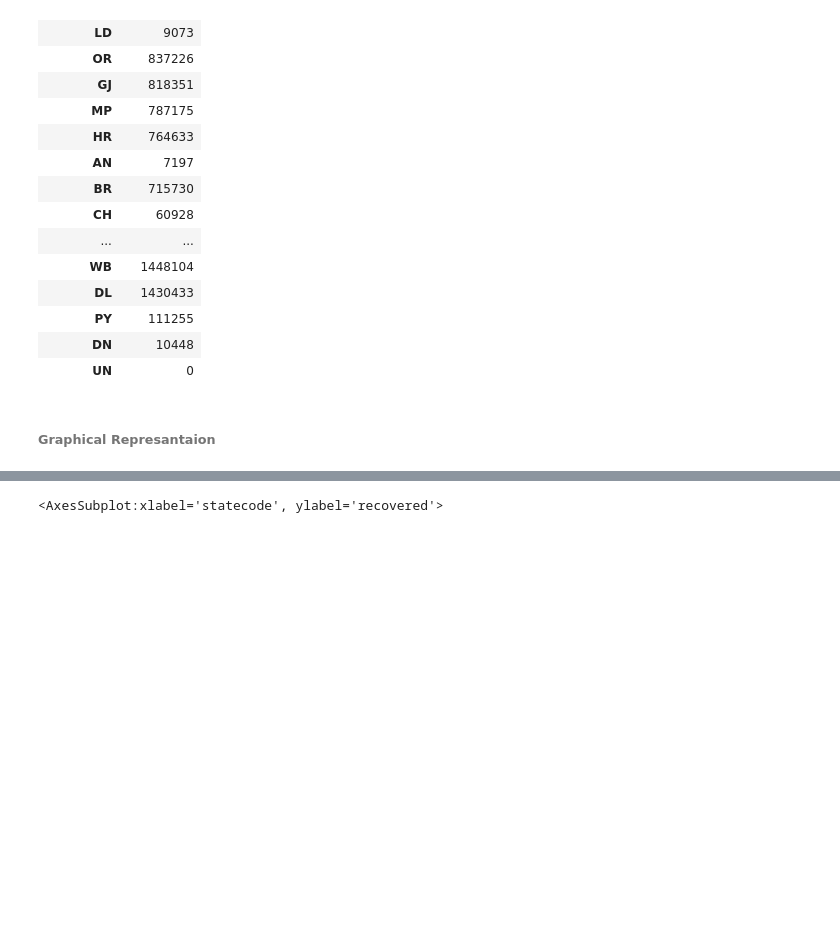
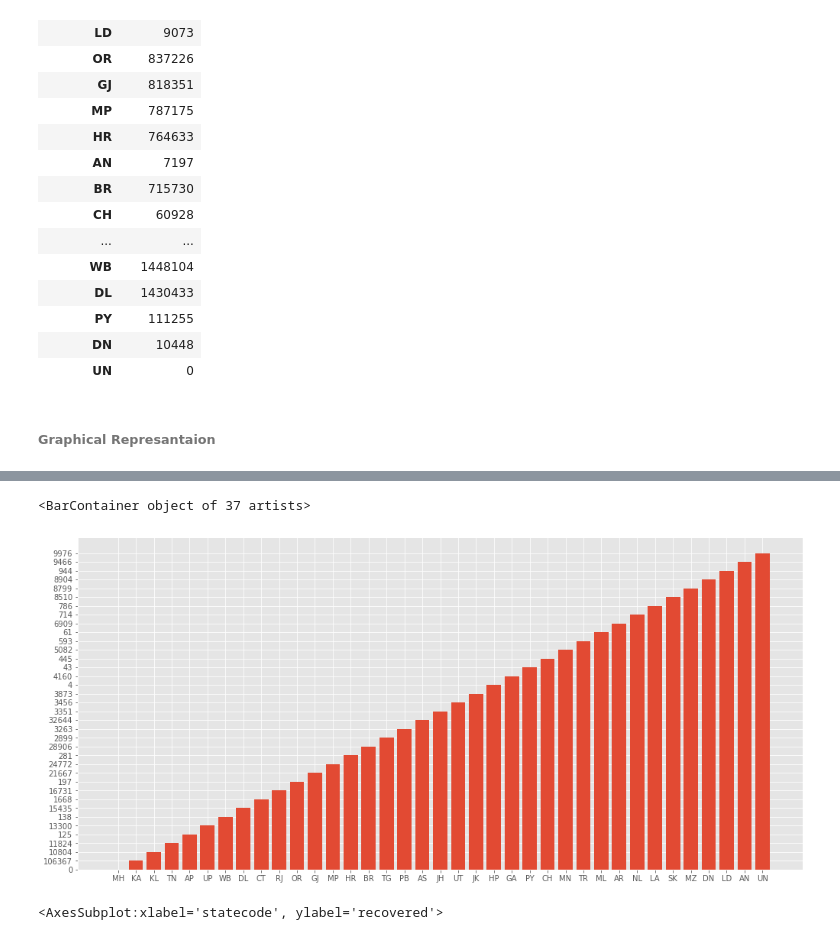
Before and after one commit to Rishiraj-singh7/India-covid-19, a Jupyter notebook: main.ipynb, the cells around one changed output, grey strips where cells are left out. Cells and saved outputs as stored; diff of their text form; code cells hidden in the pictures; blank space fills up the shorter version.

```diff
--- a/main.ipynb
+++ b/main.ipynb
@@ -142,3 +143,4 @@ plt.bar(df['statecode'],df['active']) #statecode
 # %%
-px.bar(df,x='statecode',y='deaths')
+#px.bar(df,x='statecode',y='deaths')
+plt.bar(df['statecode'],df['deaths'].sort_values(ascending=True))
 # %% [output]
@@ -146,3 +147,5 @@ px.bar(df,x='statecode',y='deaths')
+<BarContainer object of 37 artists>
+[figure, added]
 # %%
 
 df.plot(kind='scatter',x='statecode',y='recovered')
```
Also changed, not shown: parts of 11 cells of this notebook.
